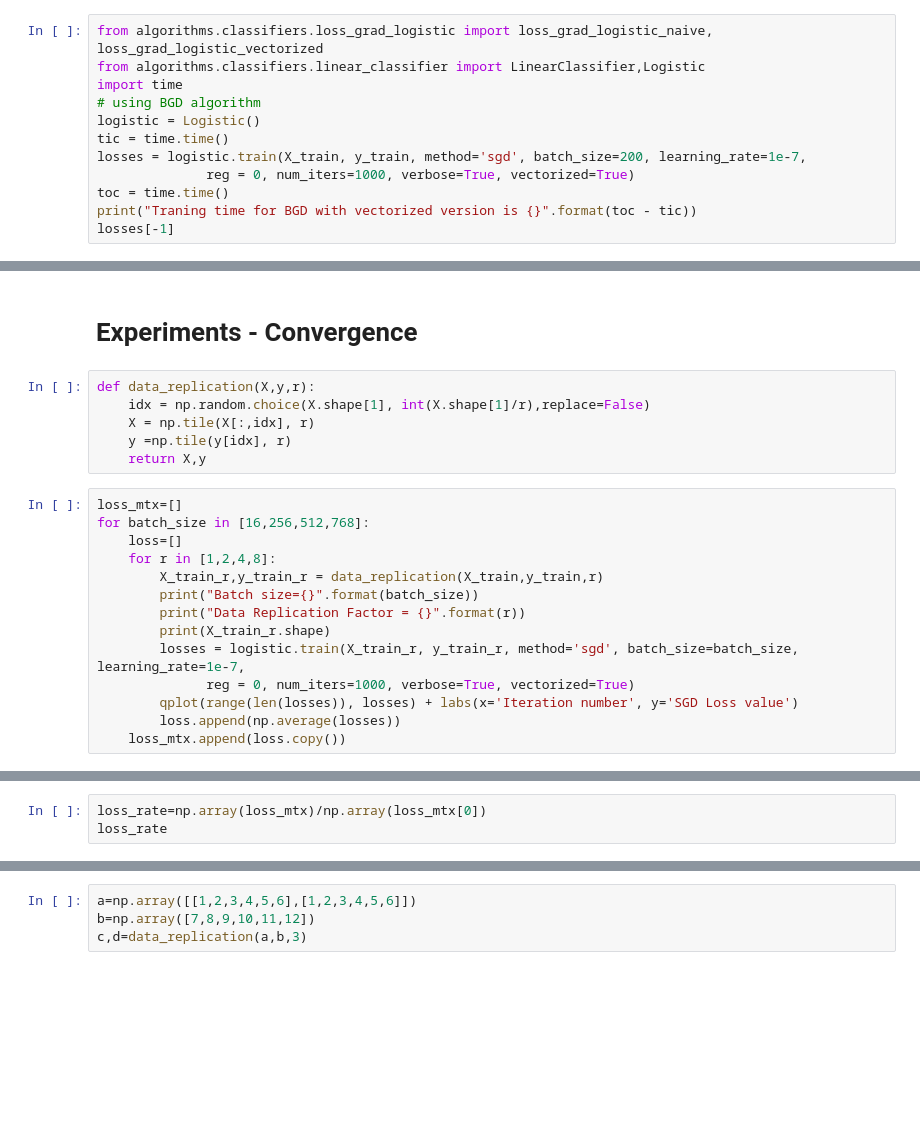
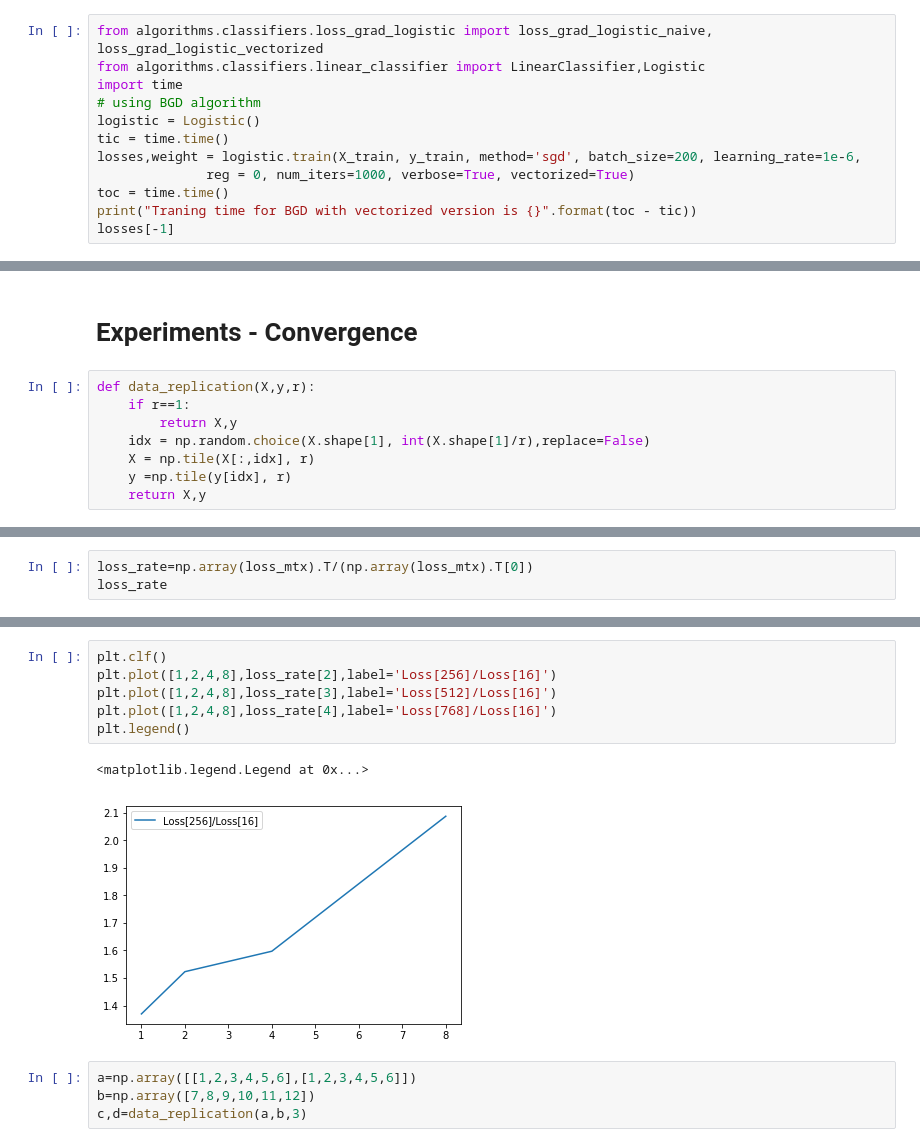
Before and after one commit to xueyinglu/GradDiversity, a Jupyter notebook: Logistic-cifar10.ipynb, the cells around one changed output, grey strips where cells are left out. Saved outputs shown, nothing was run; the diff lists cells and outputs as text; blank space fills up the shorter version.

```diff
--- a/Logistic-cifar10.ipynb
+++ b/Logistic-cifar10.ipynb
@@ -138,7 +138,7 @@ import time
 # using BGD algorithm
 logistic = Logistic()
 tic = time.time()
-losses = logistic.train(X_train, y_train, method='sgd', batch_size=200, learning_rate=1e-7,
+losses,weight = logistic.train(X_train, y_train, method='sgd', batch_size=200, learning_rate=1e-6,
               reg = 0, num_iters=1000, verbose=True, vectorized=True)
 toc = time.time()
 print("Traning time for BGD with vectorized version is {}".format(toc - tic))
@@ -166,21 +168,9 @@ qplot(range(len(losses)), losses) + labs(x='Iteration number', y='SGD Loss value
 # Experiments - Convergence
 # %%
 def data_replication(X,y,r):
+    if r==1:
+        return X,y
     idx = np.random.choice(X.shape[1], int(X.shape[1]/r),replace=False)
     X = np.tile(X[:,idx], r)
     y =np.tile(y[idx], r)
     return X,y
-# %%
-loss_mtx=[]
-for batch_size in [16,256,512,768]:
-    loss=[]
-    for r in [1,2,4,8]:
-        X_train_r,y_train_r = data_replication(X_train,y_train,r)
-        print("Batch size={}".format(batch_size))
-        print("Data Replication Factor = {}".format(r))
-        print(X_train_r.shape)
-        losses = logistic.train(X_train_r, y_train_r, method='sgd', batch_size=batch_size, learning_rate=1e-7,
-              reg = 0, num_iters=1000, verbose=True, vectorized=True)
-        qplot(range(len(losses)), losses) + labs(x='Iteration number', y='SGD Loss value')
-        loss.append(np.average(losses))
-    loss_mtx.append(loss.copy())
@@ -205,4 +240,4 @@ iteration 900/1000: loss 0.385137
 # %%
-loss_rate=np.array(loss_mtx)/np.array(loss_mtx[0])
+loss_rate=np.array(loss_mtx).T/(np.array(loss_mtx).T[0])
 loss_rate
 # %% [output]
@@ -222,3 +256,12 @@ plt.plot(loss_rate[3])
+# %%
+plt.clf()
+plt.plot([1,2,4,8],loss_rate[2],label='Loss[256]/Loss[16]')
+plt.plot([1,2,4,8],loss_rate[3],label='Loss[512]/Loss[16]')
+plt.plot([1,2,4,8],loss_rate[4],label='Loss[768]/Loss[16]')
+plt.legend()
+# %% [output]
+<matplotlib.legend.Legend at 0x...>
+[figure, added]
 # %%
 a=np.array([[1,2,3,4,5,6],[1,2,3,4,5,6]])
 b=np.array([7,8,9,10,11,12])
```
Also changed, not shown: parts of 8 cells of this notebook.
